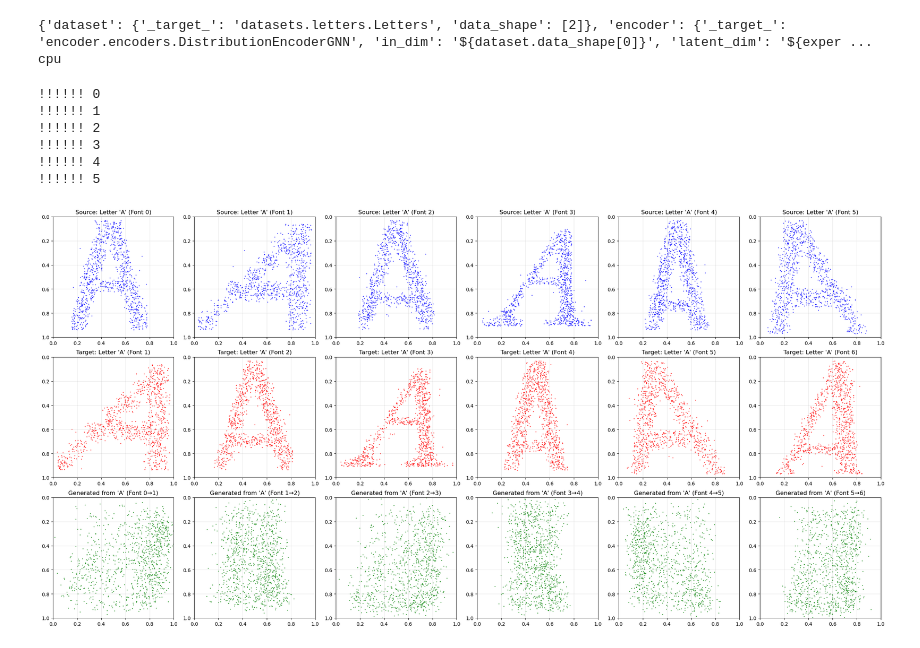
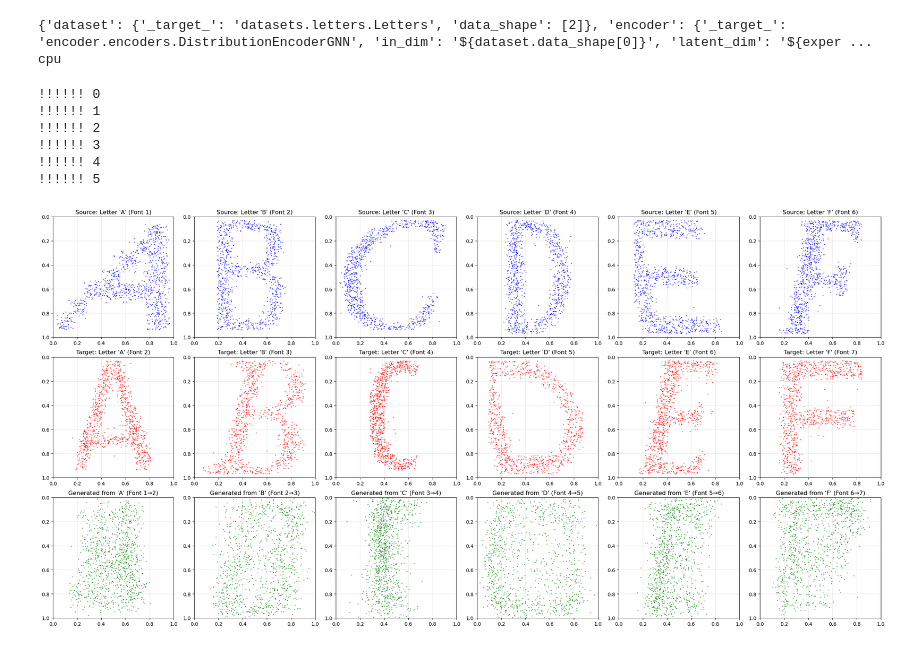
Before and after one commit to njwfish/DistributionConditionedTransport, a Jupyter notebook: letters.ipynb, the cells around one changed output. Drawn from its saved outputs; the diff is of its cells as text; code cells hidden in the pictures.

Commit message:
testing TDEs on Letters Task

```diff
--- a/letters.ipynb
+++ b/letters.ipynb
@@ -44,9 +45,6 @@ generator.load_state_dict(checkpoint['generator_state_dict'])
 encoder.eval()
 generator.eval()
 
-
-num_examples = min(6, len(dataset))  # Show up to 6 examples
-
 num_rows = 3
 fig_height = 12
 fig, axes = plt.subplots(num_rows, num_examples, figsize=(4*num_examples, fig_height))
@@ -54,13 +52,18 @@ if num_examples == 1:
     axes = axes.reshape(num_rows, 1)
 
 
+font_offset = 1
+example_indices = dataset.num_fonts * np.arange(6) + font_offset
+
+num_examples = len(example_indices)
+
 num_sets = 10
-for i in range(num_examples):
+for i, idx in enumerate(example_indices):
     print("!!!!!!", i)
 
     # Determine which letter and fonts we're looking at
-    letter = dataset.train_letters[i // (dataset.num_fonts - 1)]
-    font = i % (dataset.num_fonts - 1)
+    letter = dataset.train_letters[idx // (dataset.num_fonts - 1)]
+    font = idx % (dataset.num_fonts - 1)
 
     # Get dataset item
     source_samples_collection = []
@@ -68,7 +71,7 @@ for i in range(num_examples):
     gen_samples_collection = []
     for _ in range(num_sets):
         #print("!!!!!!", i, _)
-        item = dataset[i]
+        item = dataset[idx]
         source_samples = item['source_samples']
         target_samples = item['target_samples']
 
@@ -107,31 +110,31 @@ for i in range(num_examples):
     axes[0, i].invert_yaxis()  # Invert y-axis to match image coordinates
 
     # Plot target samples
     axes[1, i].scatter(target_samples[:, 0], target_samples[:, 1],
                     alpha=0.6, s=1, c='red')
     axes[1, i].set_title(f"Target: Letter '{letter}' (Font {font+1})")
     axes[1, i].set_xlim(0, 1)
     axes[1, i].set_ylim(0, 1)
     axes[1, i].set_aspect('equal')
     axes[1, i].grid(True, alpha=0.3)
     axes[1, i].invert_yaxis()  # Invert y-axis to match image coordinates
 
     axes[2, i].scatter(gen_samples[:, 0], gen_samples[:, 1], alpha=0.6, s=1, c='green')
     axes[2, i].set_title(f"Generated from '{letter}' (Font {font}→{font+1})")
     axes[2, i].set_xlim(0, 1)
     axes[2, i].set_ylim(0, 1)
     axes[2, i].set_aspect('equal')
     axes[2, i].grid(True, alpha=0.3)
     axes[2, i].invert_yaxis()
 
 plt.tight_layout()
 
 plt.show()
 # %% [output]
 !!!!!! 0
 !!!!!! 1
 !!!!!! 2
 !!!!!! 3
 !!!!!! 4
 !!!!!! 5
-[figure, old version]
+[figure, new version]
```
Also changed, not shown: parts of 2 cells of this notebook.
